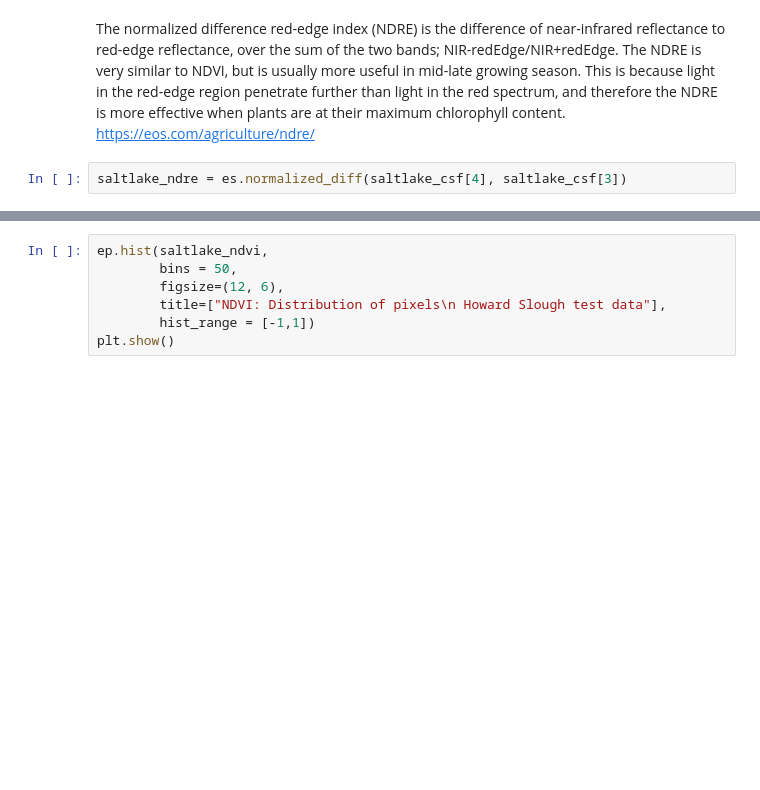
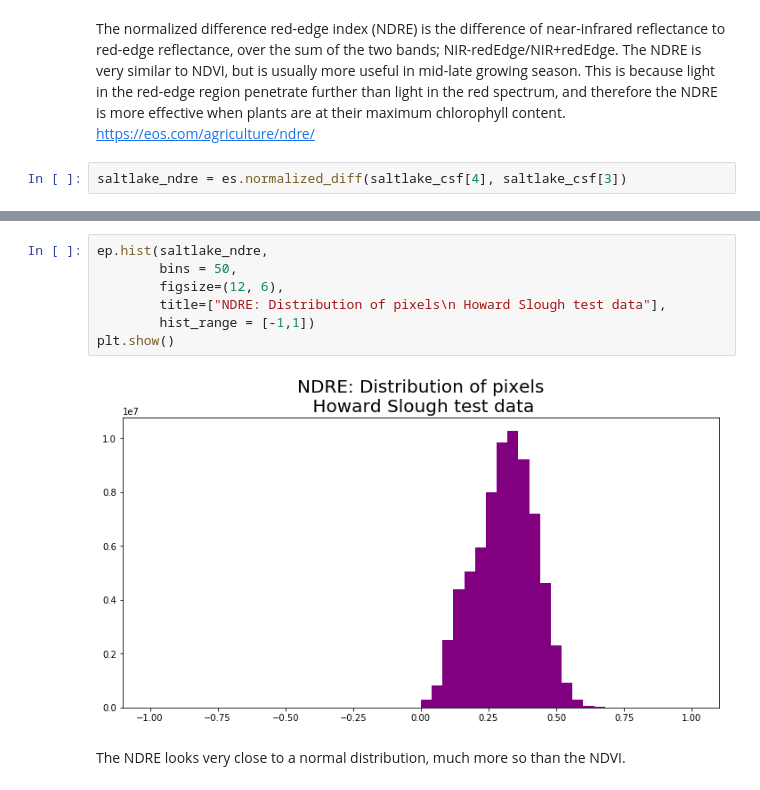
Before and after one commit to greglee1905/Phragmites_australis_Classification, a Jupyter notebook: exploratory_analysis.ipynb, the cells around one changed output, grey strips where cells are left out. Cells and saved outputs as stored; diff of their text form; blank space fills up the shorter version.

```diff
--- a/exploratory_analysis.ipynb
+++ b/exploratory_analysis.ipynb
@@ -89,7 +105,11 @@ plt.show()
 # %%
-ep.hist(saltlake_ndvi,
+ep.hist(saltlake_ndre,
         bins = 50,
         figsize=(12, 6),
-        title=["NDVI: Distribution of pixels\n Howard Slough test data"],
+        title=["NDRE: Distribution of pixels\n Howard Slough test data"],
         hist_range = [-1,1])
 plt.show()
+# %% [output]
+[figure, added]
+# %% [markdown]
+The NDRE looks very close to a normal distribution, much more so than the NDVI.
```
Also changed, not shown: parts of 10 cells of this notebook.
